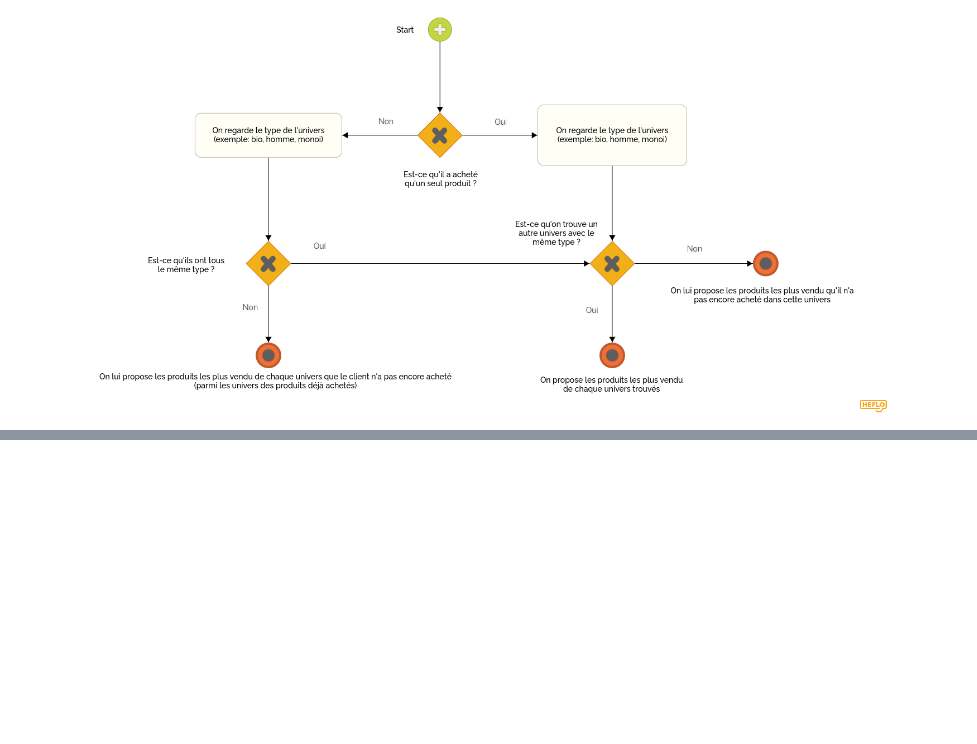
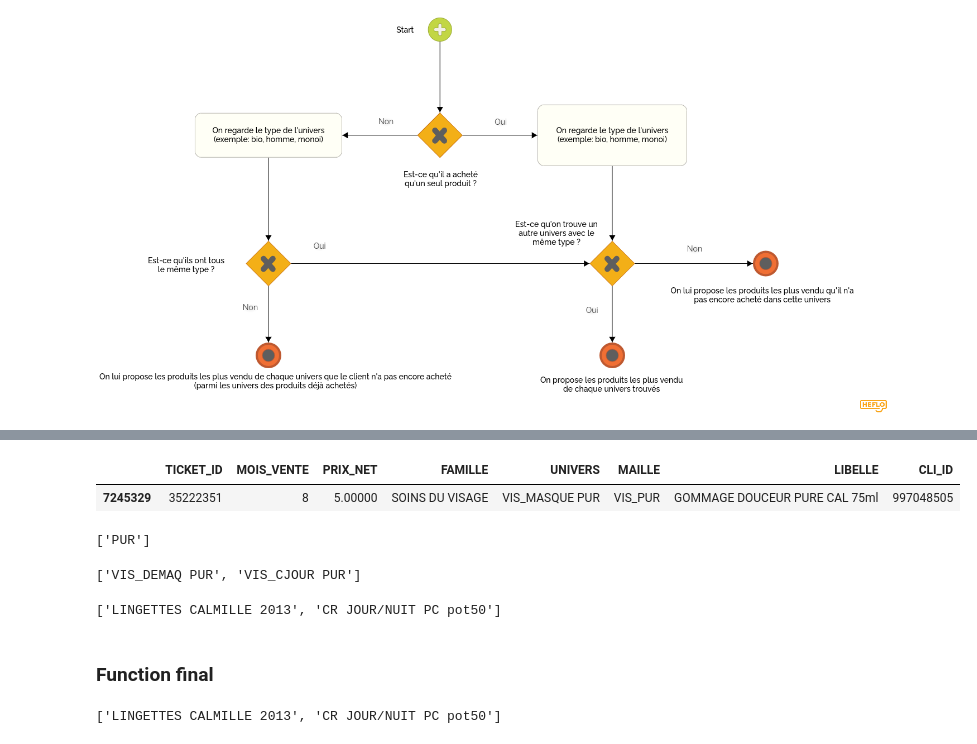
Before and after one commit to Estiennejeremy/T-DAT-901, a Jupyter notebook: recommander.ipynb, the cells around one changed output, grey strips where cells are left out. Drawn from its saved outputs; the diff is of its cells as text; code cells hidden in the pictures; blank space fills up the shorter version.

Commit message:
Systeme de recommandation par type d'univers -> bio, homme...

```diff
--- a/recommander.ipynb
+++ b/recommander.ipynb
@@ -436,0 +488,62 @@ Image(filename='Recommandation par catégorie d\'univers Diagramme.png')
+# %%
+## On récupère les informations du client
+def get_customer_dataset(client_id):
+       return df.loc[df["CLI_ID"] == client_id]
+
+customer_dataset = get_customer_dataset(997048505)
+customer_dataset
+# %% [output]
+|  | TICKET_ID | MOIS_VENTE | PRIX_NET | FAMILLE | UNIVERS | MAILLE | LIBELLE | CLI_ID |
+| 7245329 | 35222351 | 8 | 5.00000 | SOINS DU VISAGE | VIS_MASQUE PUR | VIS_PUR | GOMMAGE DOUCEUR PURE CAL 75ml | 997048505 |
+# %%
+## On récupère les types associés au commandes du client
+def get_customer_types(customer_dataset):
+    types = []
+    for index, order in customer_dataset.iterrows():
+        _t = order["UNIVERS"].split(" ");
+        _t.pop(0)
+        types = types + _t
+    return types
+
+customer_types = get_customer_types(customer_dataset)
+customer_types
+# %% [output]
+['PUR']
+# %%
+## On récupère tous les univers correspondant au types
+def get_univers_from_type(univers, customer_orders_univers, customer_types):
+    res = []
+    for univer in univers:
+        if(univer not in customer_orders_univers):
+            for _type in customer_types:
+                if _type in univer:
+                    res.append(univer)
+    return res
+similar_univers = get_univers_from_type(univers, customer_dataset["UNIVERS"].tolist(), customer_types)
+similar_univers
+# %% [output]
+['VIS_DEMAQ PUR', 'VIS_CJOUR PUR']
+# %%
+## On récupère le produit le plus vendu des univers
+def get_most_products_sell(univers):
+    products = []
+    for univer in univers:
+        df_univer =  df.loc[df["UNIVERS"] == univer]
+        df_libelle = df_univer.groupby("LIBELLE")
+        products.append(df_libelle.agg({"TICKET_ID": "count"}).sort_values(by='TICKET_ID', ascending=False)["TICKET_ID"].keys()[0])
+    return products
+
+get_most_products_sell(similar_univers)
+# %% [output]
+['LINGETTES CALMILLE 2013', 'CR JOUR/NUIT PC pot50']
+# %% [markdown]
+### Function final
+# %%
+def get_products_recommendation(client_id):
+    customer_dataset = get_customer_dataset(client_id)
+    customer_types = get_customer_types(customer_dataset)
+    similar_univers = get_univers_from_type(univers, customer_dataset["UNIVERS"].tolist(), customer_types)
+    return get_most_products_sell(similar_univers)
+get_products_recommendation(997048505)
+# %% [output]
+['LINGETTES CALMILLE 2013', 'CR JOUR/NUIT PC pot50']
```
Also changed, not shown: parts of 2 cells of this notebook.
